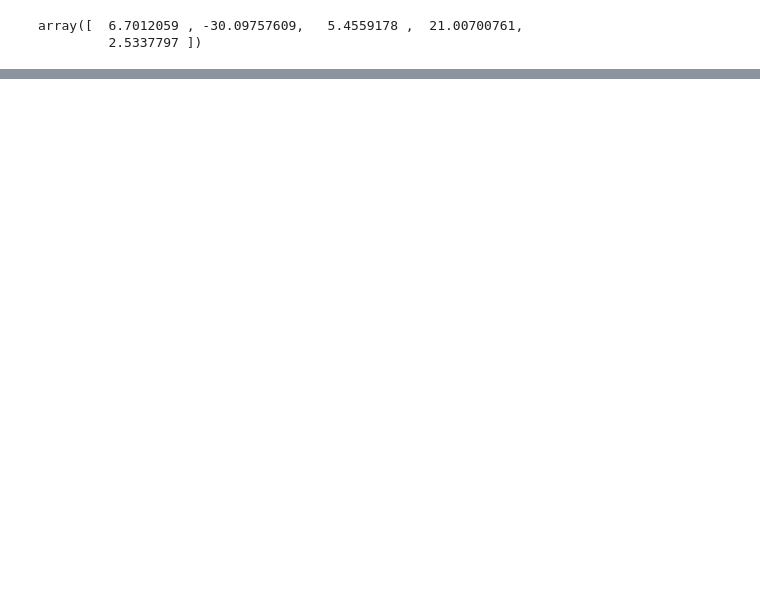
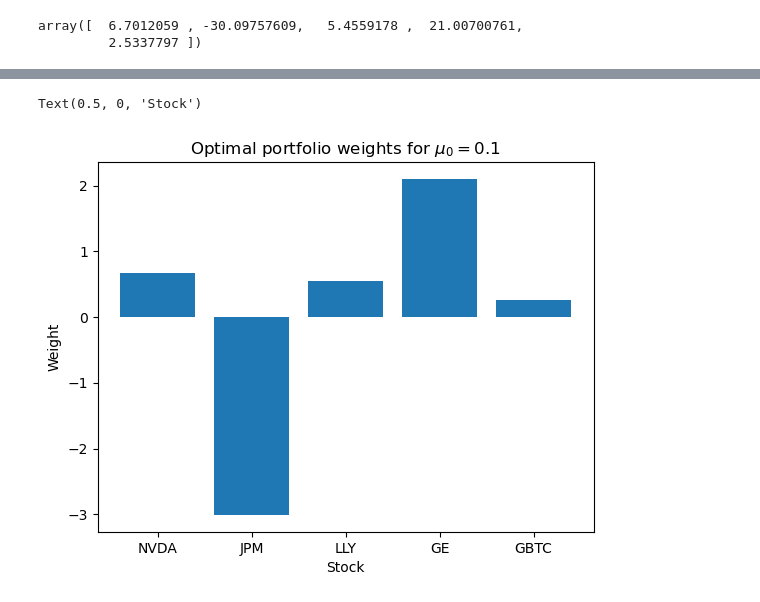
Before and after one commit to TEspelien/StockPortfolioOptimization, a Jupyter notebook: solution1_march_29_lecture.ipynb, the cells around one changed output, grey strips where cells are left out. Drawn from its saved outputs; the diff is of its cells as text; code cells hidden in the pictures; blank space fills up the shorter version.

```diff
--- a/solution1_march_29_lecture.ipynb
+++ b/solution1_march_29_lecture.ipynb
@@ -46,0 +47,14 @@ Text(0, 0.5, 'Minimum weekly variance ($\\sigma^2$)')
+# %%
+mu0 = 0.1
+
+x_star = M*mu0
+
+stock_labels = pd.read_csv('data/mu_vec.csv', index_col=0).index
+
+plt.bar(stock_labels, x_star)
+plt.title('Optimal portfolio weights for $\mu_0 = 0.1$')
+plt.ylabel('Weight')
+plt.xlabel('Stock')
+# %% [output]
+Text(0.5, 0, 'Stock')
+[figure, added]
```
Also changed, not shown: parts of 2 cells of this notebook, 2 other files.
